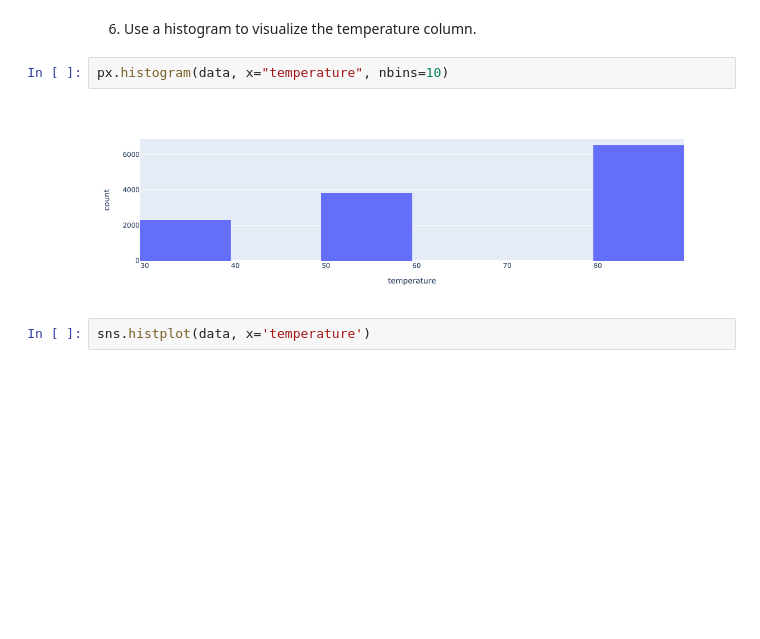
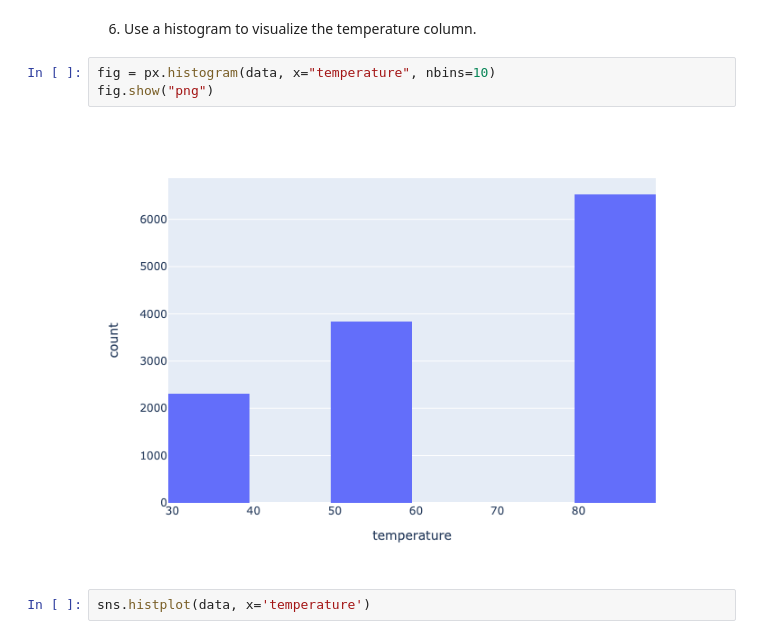
Before and after one commit to masudsp/kraftwerk, a Jupyter notebook: prompt.ipynb, the cells around one changed output. Saved outputs shown, nothing was run; the diff lists cells and outputs as text; blank space fills up the shorter version.

```diff
--- a/prompt.ipynb
+++ b/prompt.ipynb
@@ -208,9 +209,10 @@ px.bar(data, x='coupon')
 # %% [markdown]
 6. Use a histogram to visualize the temperature column.
 # %%
-px.histogram(data, x="temperature", nbins=10)
+fig = px.histogram(data, x="temperature", nbins=10)
+fig.show("png")
 # %% [output]
-[figure, old version]
+[figure, new version]
 # %%
 sns.histplot(data, x='temperature')
 # %% [output]
```
Also changed, not shown: parts of 10 cells of this notebook.
